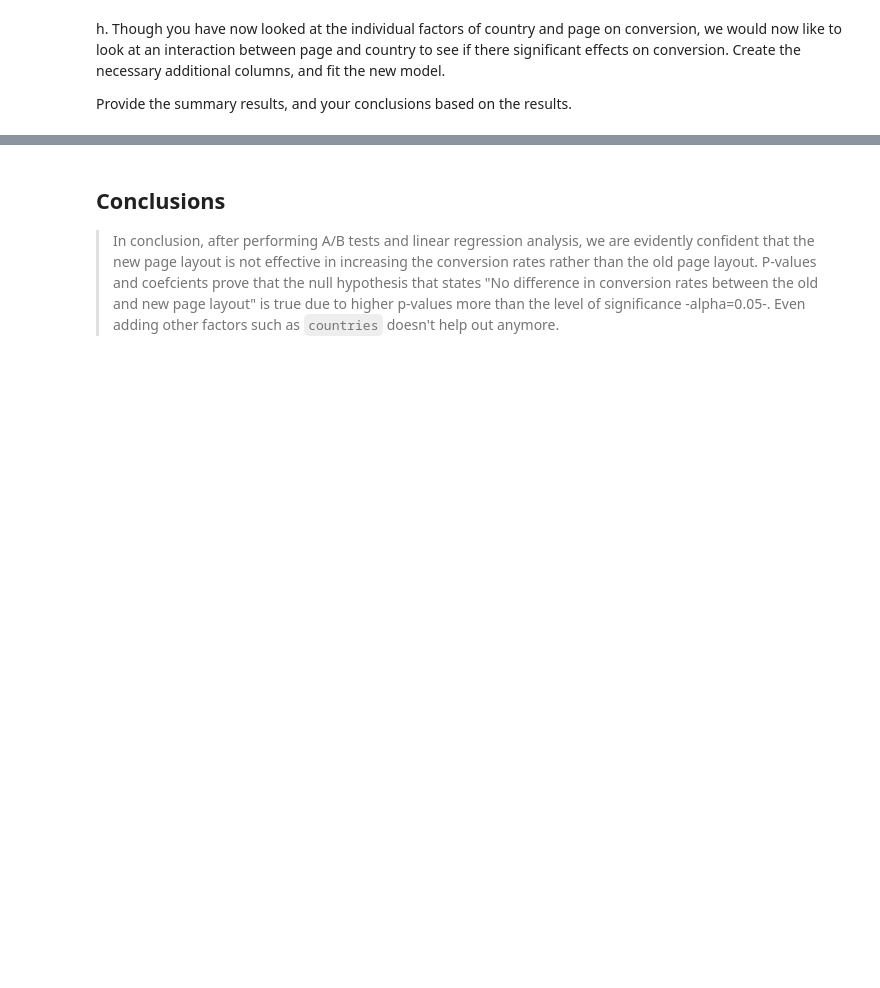
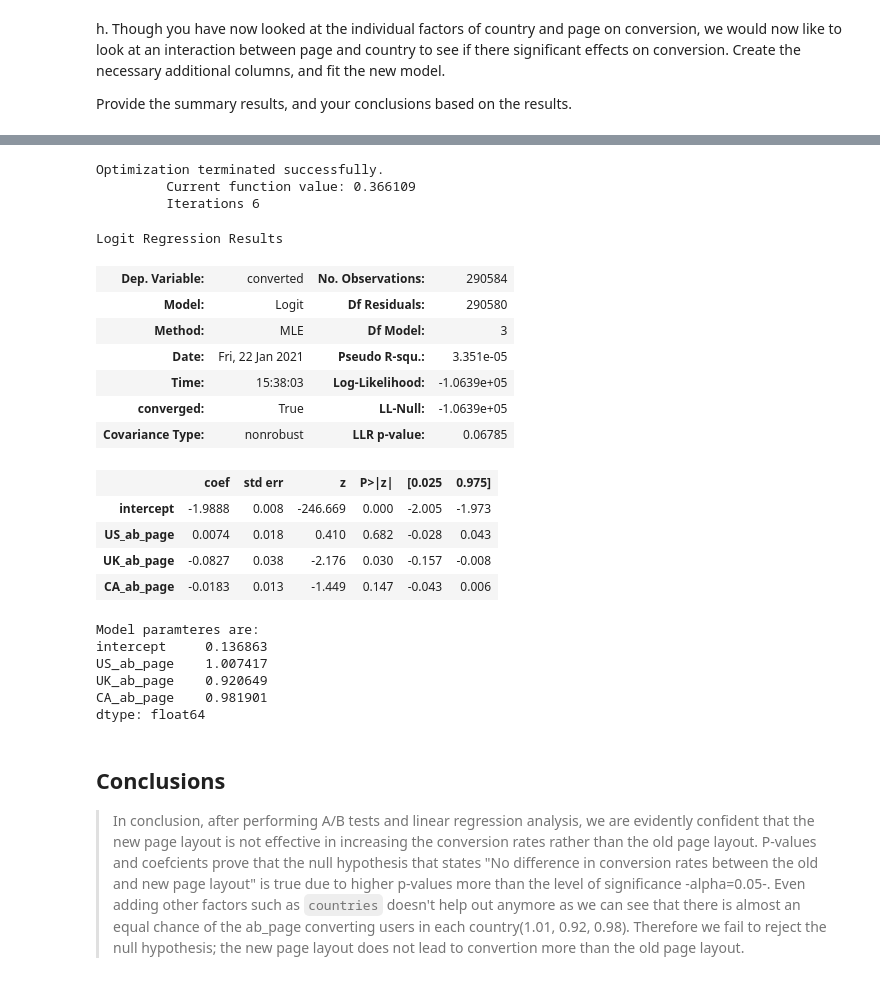
Before and after one commit to MahmoudHousam/Analyze-AB-Test-Results, a Jupyter notebook: Analyze_ab_test_results_notebook.ipynb, the cells around one changed output, grey strips where cells are left out. Saved outputs shown, nothing was run; the diff lists cells and outputs as text; code cells hidden in the pictures; blank space fills up the shorter version.

Commit message:
drawing final conclusions on adding countries factor

```diff
--- a/Analyze_ab_test_results_notebook.ipynb
+++ b/Analyze_ab_test_results_notebook.ipynb
@@ -431,3 +432,9 @@ Logit Regression Results
 h. Though you have now looked at the individual factors of country and page on conversion, we would now like to look at an interaction between page and country to see if there significant effects on conversion.  Create the necessary additional columns, and fit the new model.
 
 Provide the summary results, and your conclusions based on the results.
+# %%
+
+df_new['US_ab_page'] = df_new['US'] * df_new['ab_page']
+df_new['UK_ab_page'] = df_new['UK'] * df_new['ab_page']
+df_new['CA_ab_page'] = df_new['CA'] * df_new['ab_page']
+df_new.head()
@@ -434,5 +449,35 @@ Provide the summary results, and your conclusions based on the results.
+# %%
+lm = sm.Logit(df_new['converted'], df_new[['intercept', 'US_ab_page', 'UK_ab_page', 'CA_ab_page']])
+results = lm.fit()
+results.summary()
+# %% [output]
+Optimization terminated successfully.
+         Current function value: 0.366109
+         Iterations 6
+Logit Regression Results
+| Dep. Variable: | converted | No. Observations: | 290584 |
+| Model: | Logit | Df Residuals: | 290580 |
+| Method: | MLE | Df Model: | 3 |
+| Date: | Fri, 22 Jan 2021 | Pseudo R-squ.: | 3.351e-05 |
+| Time: | 15:38:03 | Log-Likelihood: | -1.0639e+05 |
+| converged: | True | LL-Null: | -1.0639e+05 |
+| Covariance Type: | nonrobust | LLR p-value: | 0.06785 |
+|  | coef | std err | z | P>|z| | [0.025 | 0.975] |
+| intercept | -1.9888 | 0.008 | -246.669 | 0.000 | -2.005 | -1.973 |
+| US_ab_page | 0.0074 | 0.018 | 0.410 | 0.682 | -0.028 | 0.043 |
+| UK_ab_page | -0.0827 | 0.038 | -2.176 | 0.030 | -0.157 | -0.008 |
+| CA_ab_page | -0.0183 | 0.013 | -1.449 | 0.147 | -0.043 | 0.006 |
+# %%
+print("Model paramteres are: \n{}".format(np.exp(results.params)))
+# %% [output]
+Model paramteres are:
+intercept     0.136863
+US_ab_page    1.007417
+UK_ab_page    0.920649
+CA_ab_page    0.981901
+dtype: float64
 # %% [markdown]
 <a id='conclusions'></a>
 ## Conclusions
 
-> In conclusion, after performing A/B tests and linear regression analysis, we are evidently confident that the new page layout is not effective in increasing the conversion rates rather than the old page layout. P-values and coefcients prove that the null hypothesis that states "No difference in conversion rates between the old and new page layout" is true due to higher p-values more than the level of significance -alpha=0.05-. Even adding other factors such as `countries` doesn't help out anymore.
+> In conclusion, after performing A/B tests and linear regression analysis, we are evidently confident that the new page layout is not effective in increasing the conversion rates rather than the old page layout. P-values and coefcients prove that the null hypothesis that states "No difference in conversion rates between the old and new page layout" is true due to higher p-values more than the level of significance -alpha=0.05-. Even adding other factors such as `countries` doesn't help out anymore as we can see that there is almost an equal chance of the ab_page converting users in each country(1.01, 0.92, 0.98). Therefore we fail to reject the null hypothesis; the new page layout does not lead to convertion more than the old page layout.
```
Also changed, not shown: parts of 9 cells of this notebook.
